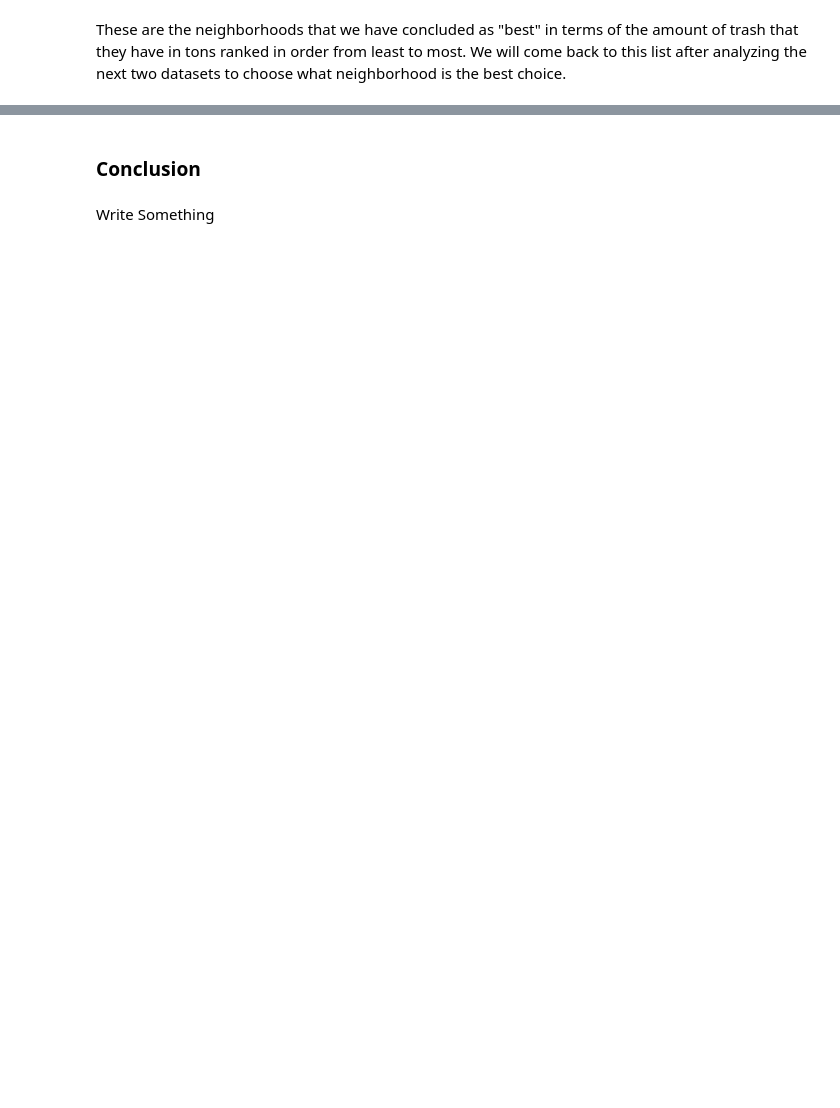
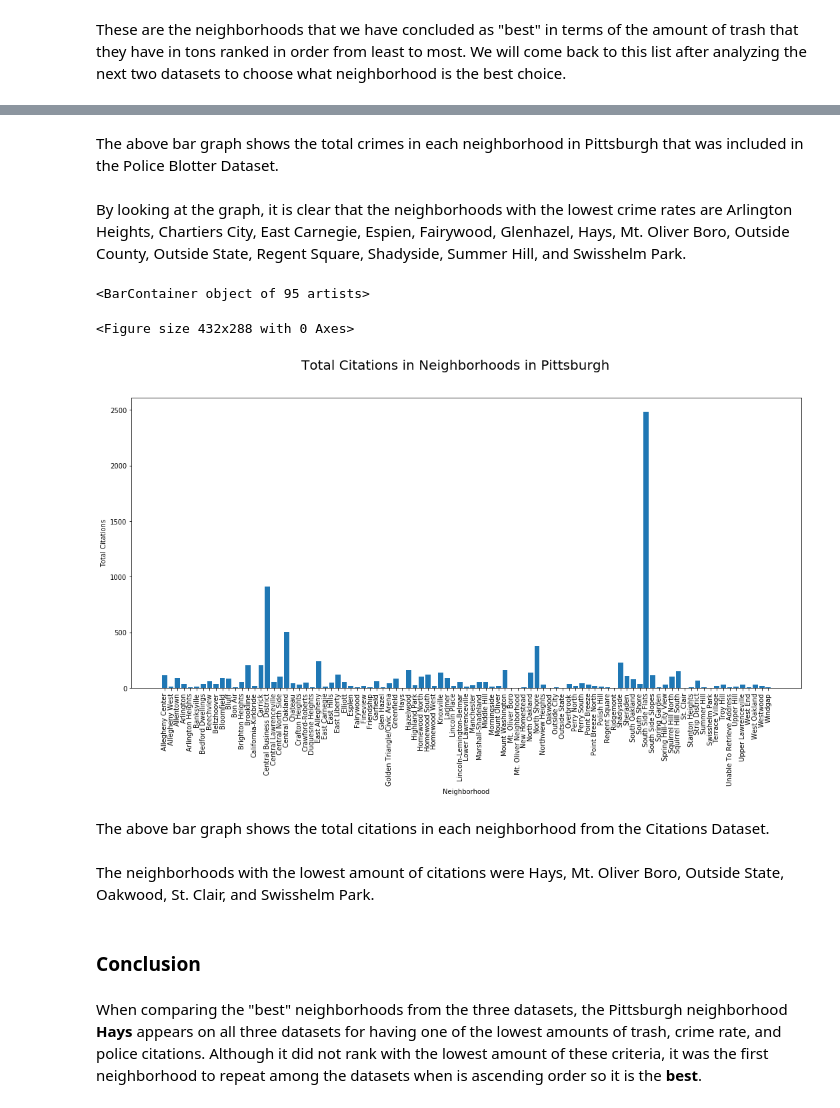
Before and after one commit to janereilly10/Final-Project, a Jupyter notebook: finalpresentation.ipynb, the cells around one changed output, grey strips where cells are left out. Cells and saved outputs as stored; diff of their text form; code cells hidden in the pictures; blank space fills up the shorter version.

```diff
--- a/finalpresentation.ipynb
+++ b/finalpresentation.ipynb
@@ -154,4 +183,30 @@ These are the neighborhoods that we have concluded as "best" in terms of the amo
+# %% [markdown]
+The above bar graph shows the total crimes in each neighborhood in Pittsburgh that was included in the Police Blotter Dataset.
+# %% [markdown]
+By looking at the graph, it is clear that the neighborhoods with the lowest crime rates are Arlington Heights, Chartiers City, East Carnegie, Espien, Fairywood, Glenhazel, Hays, Mt. Oliver Boro, Outside County, Outside State, Regent Square, Shadyside, Summer Hill, and Swisshelm Park.
+# %%
+new_df2 = joined_df_citations.iloc[:,0:2];
+x_data = pd.Series(new_df2.iloc[:,0]);
+y_data = pd.Series(new_df2.iloc[:,1]);
+
+fig = plt.figure()
+
+plt.figure(figsize=(18, 8))
+plt.xticks(rotation=90)
+plt.suptitle('Total Citations in Neighborhoods in Pittsburgh', fontsize=20)
+plt.ylabel('Total Citations')
+plt.xlabel('Neighborhood')
+
+plt.bar(x_data,y_data)
+# %% [output]
+<BarContainer object of 95 artists>
+<Figure size 432x288 with 0 Axes>
+[figure, added]
+# %% [markdown]
+The above bar graph shows the total citations in each neighborhood from the Citations Dataset.
+# %% [markdown]
+The neighborhoods with the lowest amount of citations were Hays, Mt. Oliver Boro, Outside State, Oakwood, St. Clair, and Swisshelm Park.
 # %% [markdown]
 ### Conclusion
-# %% [markdown]
-Write Something
+# %% [markdown]
+When comparing the "best" neighborhoods from the three datasets, the Pittsburgh neighborhood **Hays** appears on all three datasets for having one of the lowest amounts of trash, crime rate, and police citations.  Although it did not rank with the lowest amount of these criteria, it was the first neighborhood to repeat among the datasets when is ascending order so it is the **best**.
```
Also changed, not shown: parts of 9 cells of this notebook, 2 other files.
